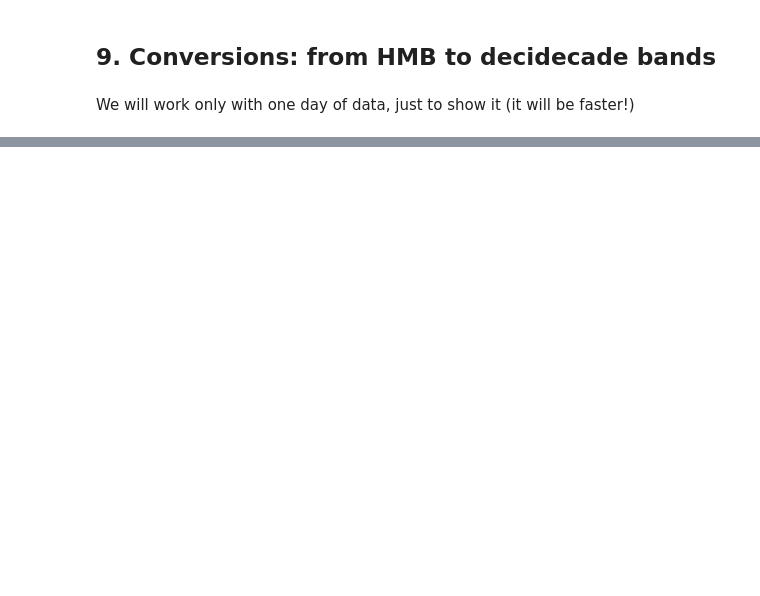
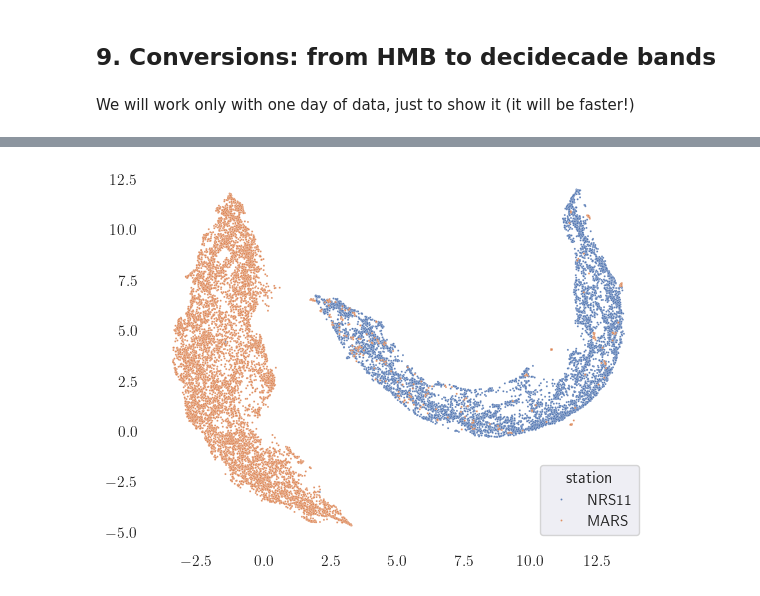
Before and after one commit to lifewatch/pypam-binder, a Jupyter notebook: data_analysis_with_pypam.ipynb, the cells around one changed output, grey strips where cells are left out. Drawn from its saved outputs; the diff is of its cells as text; code cells hidden in the pictures; blank space fills up the shorter version.

```diff
--- a/data_analysis_with_pypam.ipynb
+++ b/data_analysis_with_pypam.ipynb
@@ -505,0 +534,31 @@ decidecade_psd = 10 * np.log10(decidecade_psd)
+# %%
+ds1 = utils.select_frequency_range(ds_collection_resampled['NRS11'],
+                                   min_freq=min_freq,
+                                   max_freq=2000, freq_coord='frequency')
+ds2 = utils.select_frequency_range(ds_collection_resampled['MARS'],
+                                   min_freq=min_freq,
+                                   max_freq=2000, freq_coord='frequency')
+# %%
+df1 = ds1['psd'].to_pandas()
+frequency_columns = df1.columns
+df1['station'] = 'NRS11'
+
+df2 = ds2['psd'].to_pandas()
+df2.columns = frequency_columns
+df2['station'] = 'MARS'
+
+df = pd.concat([df1, df2])
+# %%
+df = df.dropna()
+# %%
+umap_box = umap.UMAP(n_components=2, n_neighbors=20, min_dist=0.05)
+umap_box.fit(df[frequency_columns].values)
+embedding = umap_box.transform(df[frequency_columns])
+# %%
+ax = sns.scatterplot(x=embedding[:, 0], y=embedding[:, 1],
+                     s=2, alpha=0.9, hue=df['station'],
+                     legend=True)
+ax.set_facecolor('white')
+plt.show()
+# %% [output]
+[figure, added]
```
Also changed, not shown: parts of 10 cells of this notebook.
